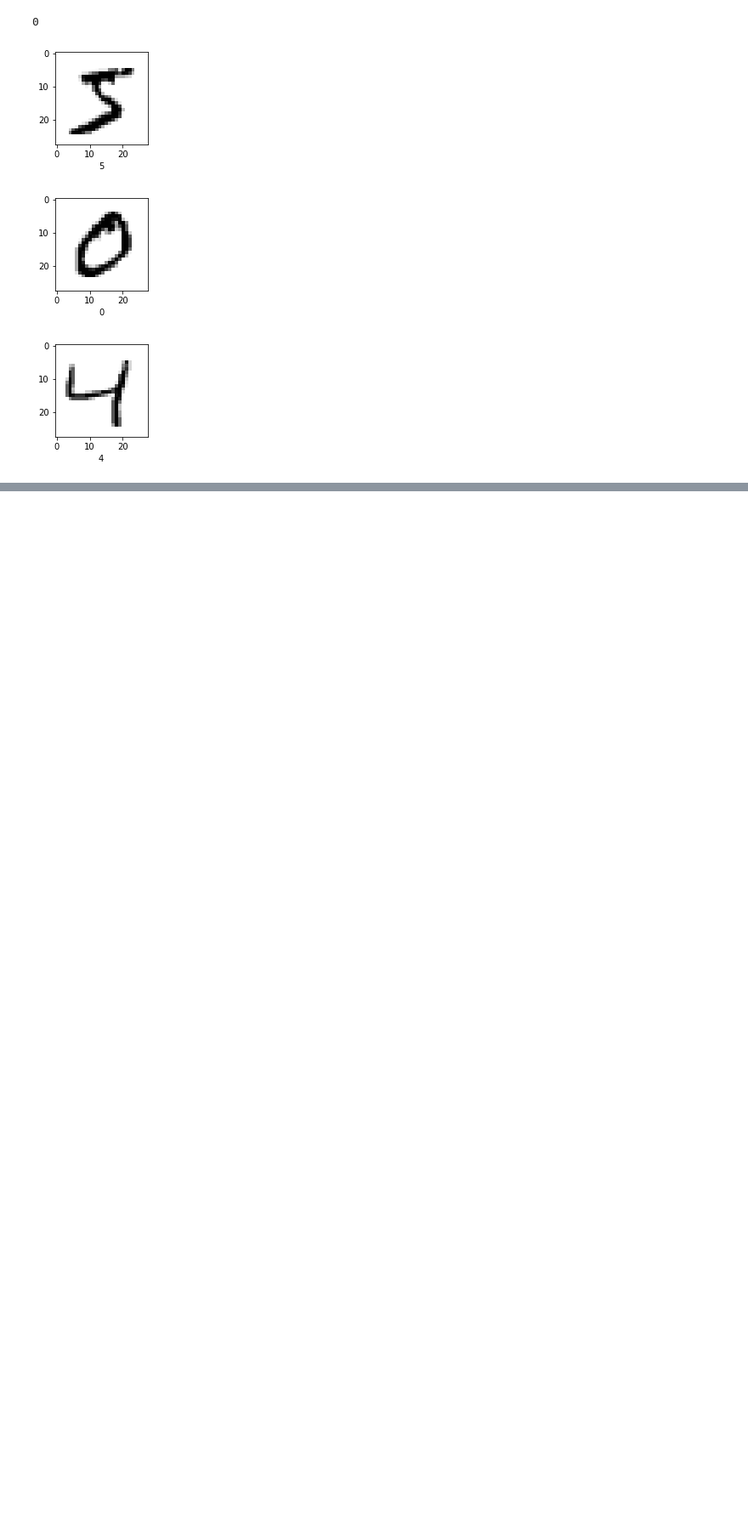
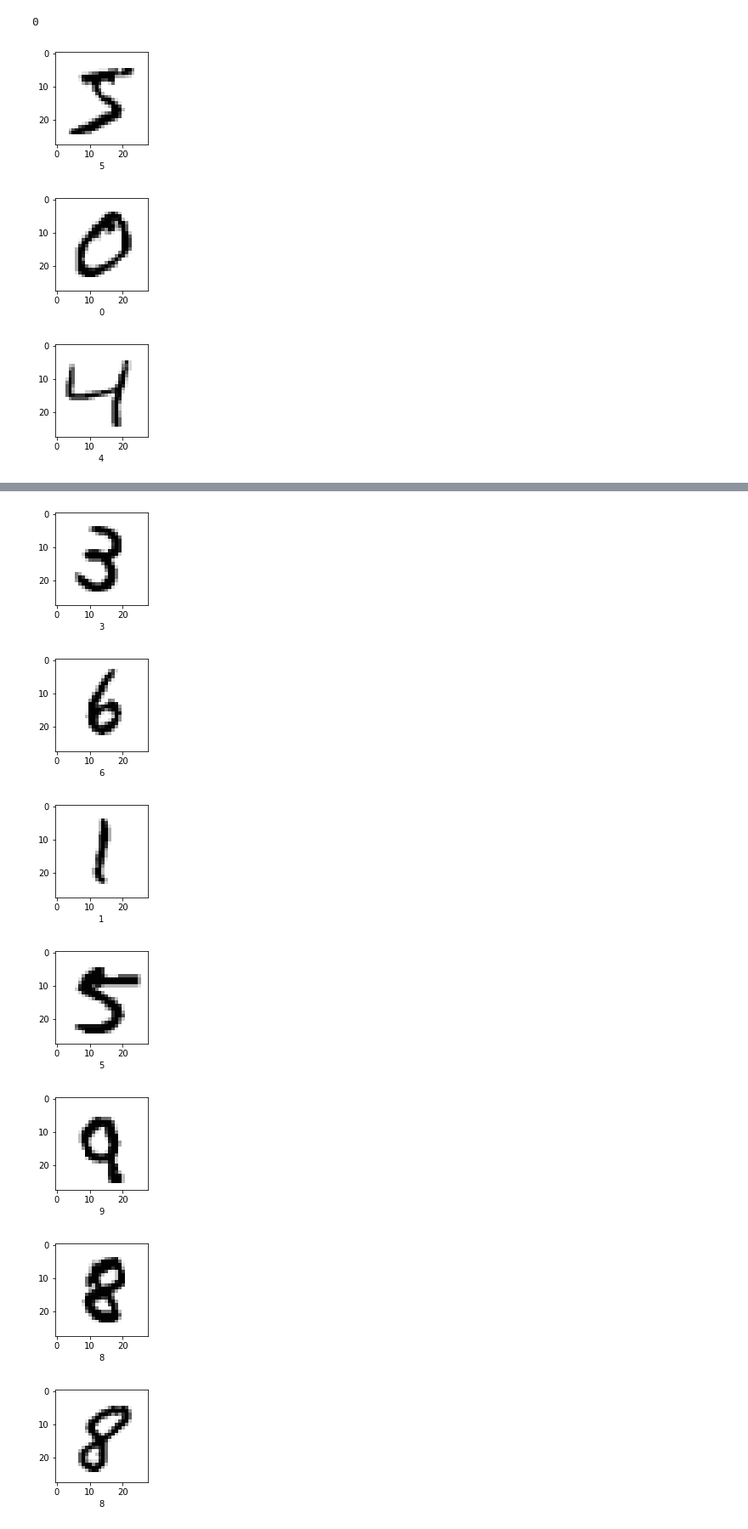
Before and after one commit to santhoshbvsrk/DeepLearning, a Jupyter notebook: MNIST/DigitRecognizer_MNIST.ipynb, the cells around one changed output, grey strips where cells are left out. Shown: that part at 85% size. Saved outputs shown, nothing was run; the diff lists cells and outputs as text; code cells hidden in the pictures; blank space fills up the shorter version.

```diff
--- a/MNIST/DigitRecognizer_MNIST.ipynb
+++ b/MNIST/DigitRecognizer_MNIST.ipynb
@@ -64,0 +231,12 @@ for index in range(0,3):
+# %%
+#printing first 3 images from the training dataset by calling the above created function
+for index in range(0,9):
+  plot_sample(X_test,y_test,index)
+# %% [output]
+[figure, added]
+[figure, added]
+[figure, added]
+[figure, added]
+[figure, added]
+[figure, added]
+[figure, added]
```
Also changed, not shown: parts of 12 cells of this notebook.
